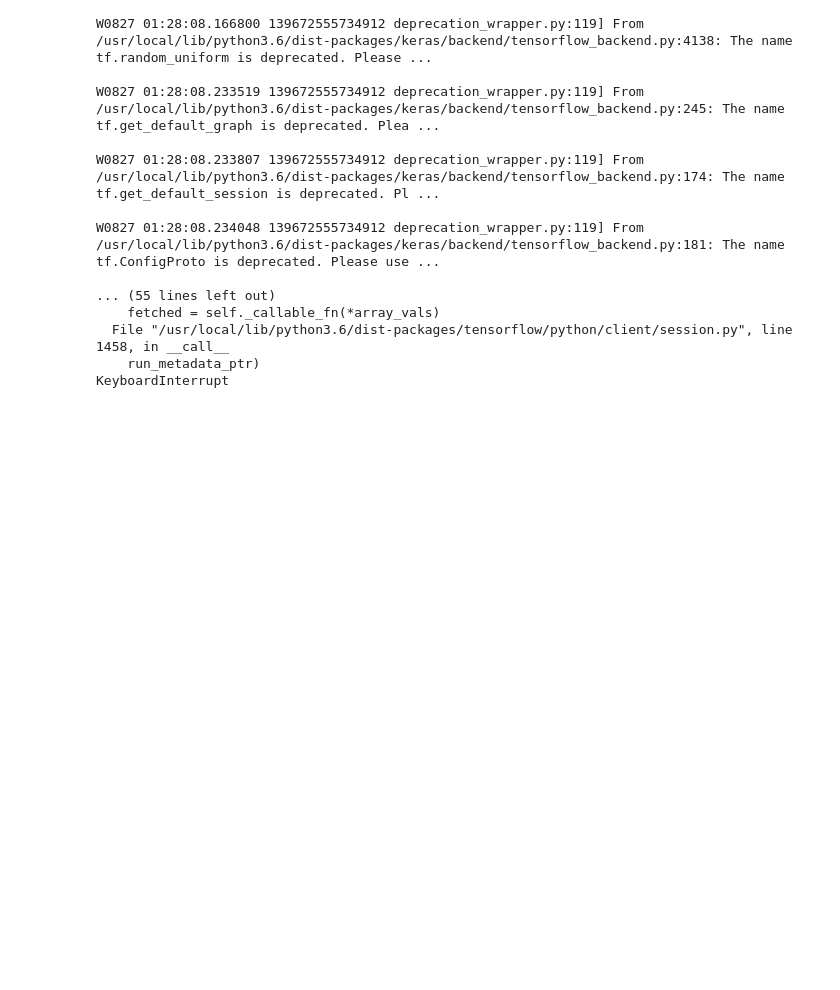
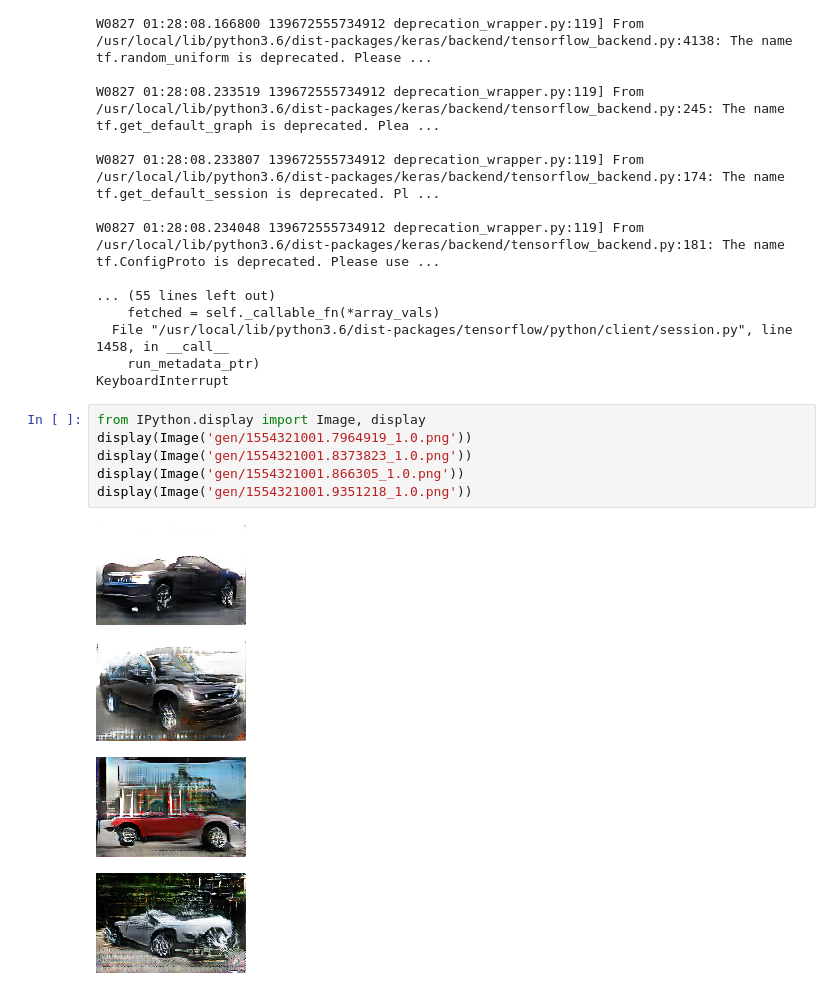
Before and after one commit to melsayed-7/Car-GANs_project, a Jupyter notebook: Keras_DCGAN.ipynb, the cells around one changed output. Drawn from its saved outputs; the diff is of its cells as text; blank space fills up the shorter version.

```diff
--- a/Keras_DCGAN.ipynb
+++ b/Keras_DCGAN.ipynb
@@ -310,3 +310,14 @@ W0827 01:28:08.234048 139672555734912 deprecation_wrapper.py:119] From /usr/loca
   File "/usr/local/lib/python3.6/dist-packages/tensorflow/python/client/session.py", line 1458, in __call__
     run_metadata_ptr)
 KeyboardInterrupt
+# %%
+from IPython.display import Image, display
+display(Image('gen/1554321001.7964919_1.0.png'))
+display(Image('gen/1554321001.8373823_1.0.png'))
+display(Image('gen/1554321001.866305_1.0.png'))
+display(Image('gen/1554321001.9351218_1.0.png'))
+# %% [output]
+[figure, added]
+[figure, added]
+[figure, added]
+[figure, added]
```
